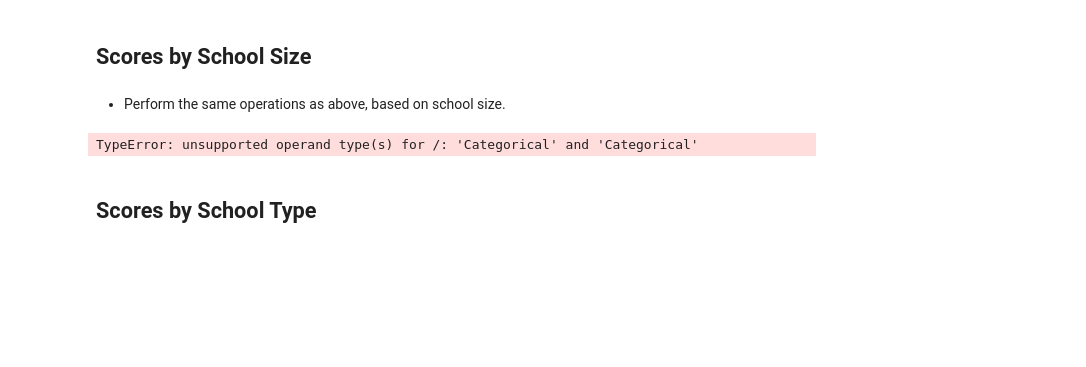
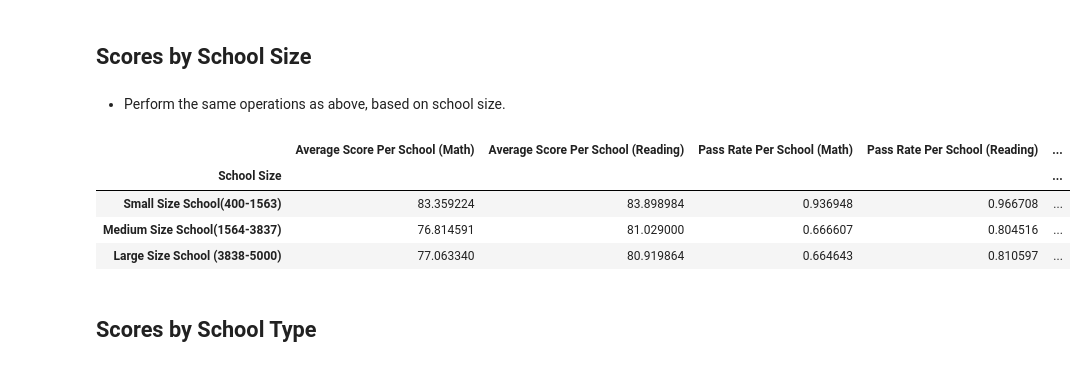
Before and after one commit to Kthomas09/Pandas-Challenge, a Jupyter notebook: PyCitySchools_starter.ipynb, the cells around one changed output. Saved outputs shown, nothing was run; the diff lists cells and outputs as text; code cells hidden in the pictures; blank space fills up the shorter version.

```diff
--- a/PyCitySchools_starter.ipynb
+++ b/PyCitySchools_starter.ipynb
@@ -529,28 +532,37 @@ school_scores_by_spending_per_pupil.head()
 # %%
 school_size_bins = [1564,2701,3838,99999]
 school_size_labels = ["Small Size School(400-1563)","Medium Size School(1564-3837)","Large Size School (3838-5000)"]
-renamed_df["Size"]=pd.cut(renamed_df["Size"]/renamed_df["Size"],school_size_bins, labels= school_size_labels)
+school_size_binning = school_summary_df.loc[:,["Average Score Per School (Math)","Average Score Per School (Reading)","Pass Rate Per School (Math)", "Pass Rate Per School (Reading)", "Schools Overall Pass Rate"]]
 
-school_size = renamed_df.groupby("School Size")
-school_size.head()
+school_size_binning["School Size"]=pd.cut(school_summary_df["Total Students Per School"],school_size_bins, labels= school_size_labels, include_lowest=True)
+school_size_binning
 
-school_size_avg_math = renamed_df["Math Score"].mean()
-school_size_avg_reading = renamed_df["Reading Score"].mean()
-school_size_percentage_passing_math= renamed_df[renamed_df["Math Score"]>70].groupby("School Size")["Student ID"].count()/renamed_df["Student ID"].count()
-school_size_percentage_passing_reading= renamed_df[renamed_df["Reading Score"]>70].groupby("School Size")["Student ID"].count()/renamed_df["Student ID"].count()
-school_size_percentage_overall_passing = renamed_df[(renamed_df["Math Score"]>70) & (renamed_df["Reading Score"]>70)].groupby("School Size")["Student ID"].count()/renamed_df["Student ID"].count()
+school_size = school_size_binning.groupby("School Size")
+school_size.mean().head()
 
 
-school_scores_by_size = pd.DataFrame({"Average Math Score": school_size_avg_math,
-                                               "Average Reading Score":school_size_avg_reading,
-                                               "Student Percentage Passing Math": school_size_percentage_passing_math,
-                                               "Student Percertage Passing Reading":school_size_percentage_passing_reading,
-                                               "Student Overall Passing Percentage": school_size_percentage_overall_passing
-                                               })
 
-school_scores_by_size.head()
+# school_size_avg_math = renamed_df["Math Score"].mean()
+# school_size_avg_reading = renamed_df["Reading Score"].mean()
+# school_size_percentage_passing_math= renamed_df[renamed_df["Math Score"]>70].groupby("School Size")["Student ID"].count()/renamed_df["Student ID"].count()
+# school_size_percentage_passing_reading= renamed_df[renamed_df["Reading Score"]>70].groupby("School Size")["Student ID"].count()/renamed_df["Student ID"].count()
+# school_size_percentage_overall_passing = renamed_df[(renamed_df["Math Score"]>70) & (renamed_df["Reading Score"]>70)].groupby("School Size")["Student ID"].count()/renamed_df["Student ID"].count()
+
+
+# school_scores_by_size = pd.DataFrame({"Average Math Score": school_size_avg_math,
+#                                                "Average Reading Score":school_size_avg_reading,
+#                                                "Student Percentage Passing Math": school_size_percentage_passing_math,
+#                                                "Student Percertage Passing Reading":school_size_percentage_passing_reading,
+#                                                "Student Overall Passing Percentage": school_size_percentage_overall_passing
+#                                                })
+
+# school_scores_by_size.head()
 # %% [output]
-TypeError: unsupported operand type(s) for /: 'Categorical' and 'Categorical'
+|  | Average Score Per School (Math) | Average Score Per School (Reading) | Pass Rate Per School (Math) | Pass Rate Per School (Reading) | ... |
+| School Size |  |  |  |  | ... |
+| Small Size School(400-1563) | 83.359224 | 83.898984 | 0.936948 | 0.966708 | ... |
+| Medium Size School(1564-3837) | 76.814591 | 81.029000 | 0.666607 | 0.804516 | ... |
+| Large Size School (3838-5000) | 77.063340 | 80.919864 | 0.664643 | 0.810597 | ... |
 # %% [markdown]
 ## Scores by School Type
 # %% [markdown]
```
Also changed, not shown: parts of 6 cells of this notebook.
